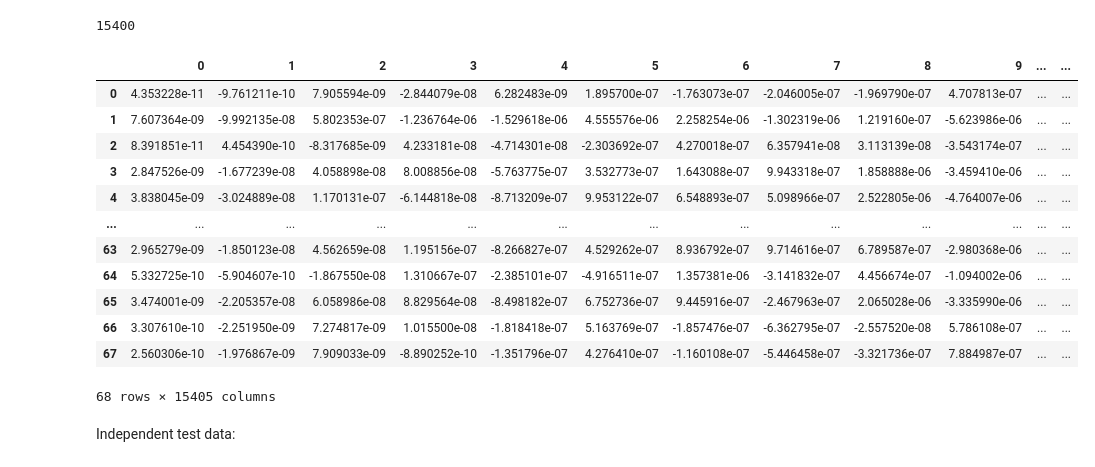
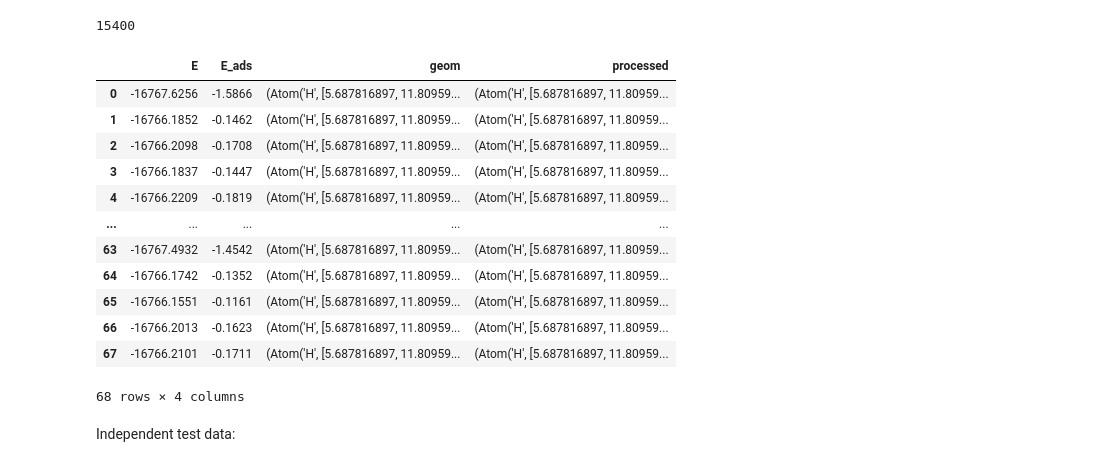
Before and after one commit to chengeaa/researchscripts, a Jupyter notebook: Amorphous adsorption ML.ipynb, the cells around one changed output. Cells and saved outputs as stored; diff of their text form; code cells hidden in the pictures.

```diff
--- a/Amorphous adsorption ML.ipynb
+++ b/Amorphous adsorption ML.ipynb
@@ -35,56 +67,58 @@ soap.get_number_of_features()
 # %%
 getSOAPs()
 # %%
+from utils import readStructs
+from krr_utils import convertAdsorbateToHe
 # globals
 jitter = True
 jitterscale = 0.25
 adslen = 5
 # adsIdx = 370
 
 species = ["Si", "N", "H", "C", "F", "Ar", "He"]
 
 # specifics
 # datadir = "../slab0/"
 datadirs = ["temp"]
 datadirs = ["../mef.noH.bulk/"]
 # datadirs = ['../cf4_adsorb/']
 
 datalist = []
 for datadir in datadirs:
     data = readStructs(datadir) #MeF, amorphous slab, DFTB
     data['processed'] = [
         convertAdsorbateToHe(
             i, len(i) - adslen, np.arange(len(i) - adslen, len(i))
         ) for i in data['geom']
     ]
 
-    if jitter:
-        np.random.seed(429)
-        for struct in data['processed']:
-            struct[-1].position[2] += np.random.normal(scale = jitterscale)
-            # add a bit of noise to z coord; reduce overfitting
+#     if jitter:
+#         np.random.seed(429)
+#         for struct in data['processed']:
+#             struct[-1].position[2] += np.random.normal(scale = jitterscale)
+#             # add a bit of noise to z coord; reduce overfitting
 
-    data = pd.concat([data, getSOAPs(data['processed'], species = species)], axis = 1)
+#     data = pd.concat([data, getSOAPs(data['processed'], species = species)], axis = 1)
 
-    originalColumns = data.columns
+#     originalColumns = data.columns
 
-    datalist += [pd.concat([pd.DataFrame(data['SOAP'].to_list(), index = data.index), data], axis = 1)]
-data = pd.concat(datalist).reset_index(drop = True).fillna(0)
+#     datalist += [pd.concat([pd.DataFrame(data['SOAP'].to_list(), index = data.index), data], axis = 1)]
+# data = pd.concat(datalist).reset_index(drop = True).fillna(0)
 data
 # %% [output]
-|  | 0 | 1 | 2 | 3 | 4 | 5 | 6 | 7 | 8 | 9 | ... | ... |
-| 0 | 4.353228e-11 | -9.761211e-10 | 7.905594e-09 | -2.844079e-08 | 6.282483e-09 | 1.895700e-07 | -1.763073e-07 | -2.046005e-07 | -1.969790e-07 | 4.707813e-07 | ... | ... |
-| 1 | 7.607364e-09 | -9.992135e-08 | 5.802353e-07 | -1.236764e-06 | -1.529618e-06 | 4.555576e-06 | 2.258254e-06 | -1.302319e-06 | 1.219160e-07 | -5.623986e-06 | ... | ... |
-| 2 | 8.391851e-11 | 4.454390e-10 | -8.317685e-09 | 4.233181e-08 | -4.714301e-08 | -2.303692e-07 | 4.270018e-07 | 6.357941e-08 | 3.113139e-08 | -3.543174e-07 | ... | ... |
-| 3 | 2.847526e-09 | -1.677239e-08 | 4.058898e-08 | 8.008856e-08 | -5.763775e-07 | 3.532773e-07 | 1.643088e-07 | 9.943318e-07 | 1.858888e-06 | -3.459410e-06 | ... | ... |
-| 4 | 3.838045e-09 | -3.024889e-08 | 1.170131e-07 | -6.144818e-08 | -8.713209e-07 | 9.953122e-07 | 6.548893e-07 | 5.098966e-07 | 2.522805e-06 | -4.764007e-06 | ... | ... |
-| ... | ... | ... | ... | ... | ... | ... | ... | ... | ... | ... | ... | ... |
-| 63 | 2.965279e-09 | -1.850123e-08 | 4.562659e-08 | 1.195156e-07 | -8.266827e-07 | 4.529262e-07 | 8.936792e-07 | 9.714616e-07 | 6.789587e-07 | -2.980368e-06 | ... | ... |
-| 64 | 5.332725e-10 | -5.904607e-10 | -1.867550e-08 | 1.310667e-07 | -2.385101e-07 | -4.916511e-07 | 1.357381e-06 | -3.141832e-07 | 4.456674e-07 | -1.094002e-06 | ... | ... |
-| 65 | 3.474001e-09 | -2.205357e-08 | 6.058986e-08 | 8.829564e-08 | -8.498182e-07 | 6.752736e-07 | 9.445916e-07 | -2.467963e-07 | 2.065028e-06 | -3.335990e-06 | ... | ... |
-| 66 | 3.307610e-10 | -2.251950e-09 | 7.274817e-09 | 1.015500e-08 | -1.818418e-07 | 5.163769e-07 | -1.857476e-07 | -6.362795e-07 | -2.557520e-08 | 5.786108e-07 | ... | ... |
-| 67 | 2.560306e-10 | -1.976867e-09 | 7.909033e-09 | -8.890252e-10 | -1.351796e-07 | 4.276410e-07 | -1.160108e-07 | -5.446458e-07 | -3.321736e-07 | 7.884987e-07 | ... | ... |
+|  | E | E_ads | geom | processed |
+| 0 | -16767.6256 | -1.5866 | (Atom('H', [5.687816897, 11.80959... | (Atom('H', [5.687816897, 11.80959... |
+| 1 | -16766.1852 | -0.1462 | (Atom('H', [5.687816897, 11.80959... | (Atom('H', [5.687816897, 11.80959... |
+| 2 | -16766.2098 | -0.1708 | (Atom('H', [5.687816897, 11.80959... | (Atom('H', [5.687816897, 11.80959... |
+| 3 | -16766.1837 | -0.1447 | (Atom('H', [5.687816897, 11.80959... | (Atom('H', [5.687816897, 11.80959... |
+| 4 | -16766.2209 | -0.1819 | (Atom('H', [5.687816897, 11.80959... | (Atom('H', [5.687816897, 11.80959... |
+| ... | ... | ... | ... | ... |
+| 63 | -16767.4932 | -1.4542 | (Atom('H', [5.687816897, 11.80959... | (Atom('H', [5.687816897, 11.80959... |
+| 64 | -16766.1742 | -0.1352 | (Atom('H', [5.687816897, 11.80959... | (Atom('H', [5.687816897, 11.80959... |
+| 65 | -16766.1551 | -0.1161 | (Atom('H', [5.687816897, 11.80959... | (Atom('H', [5.687816897, 11.80959... |
+| 66 | -16766.2013 | -0.1623 | (Atom('H', [5.687816897, 11.80959... | (Atom('H', [5.687816897, 11.80959... |
+| 67 | -16766.2101 | -0.1711 | (Atom('H', [5.687816897, 11.80959... | (Atom('H', [5.687816897, 11.80959... |
-68 rows × 15405 columns
+68 rows × 4 columns
 # %%
 view(data['processed'])
 # %%
```
Also changed, not shown: parts of 8 cells of this notebook, 6 other files.
